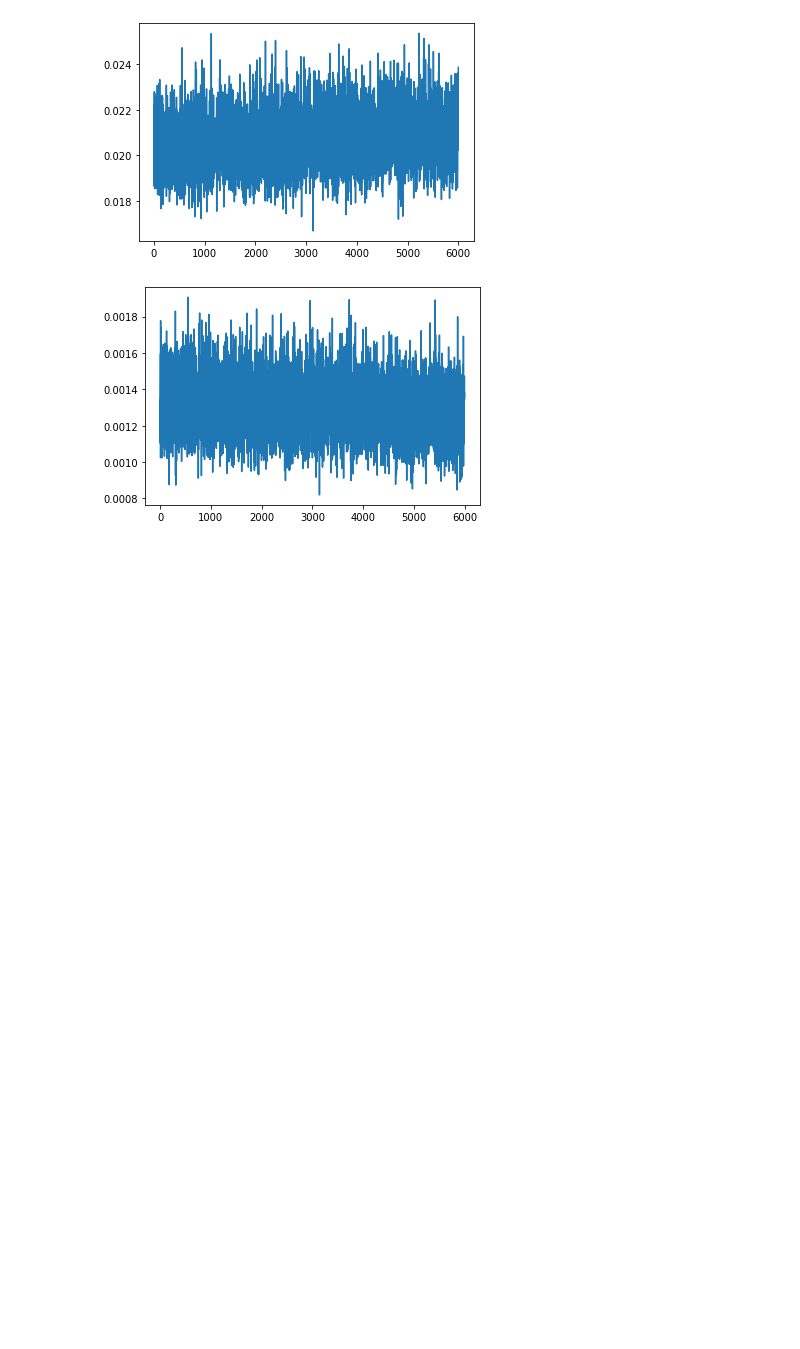
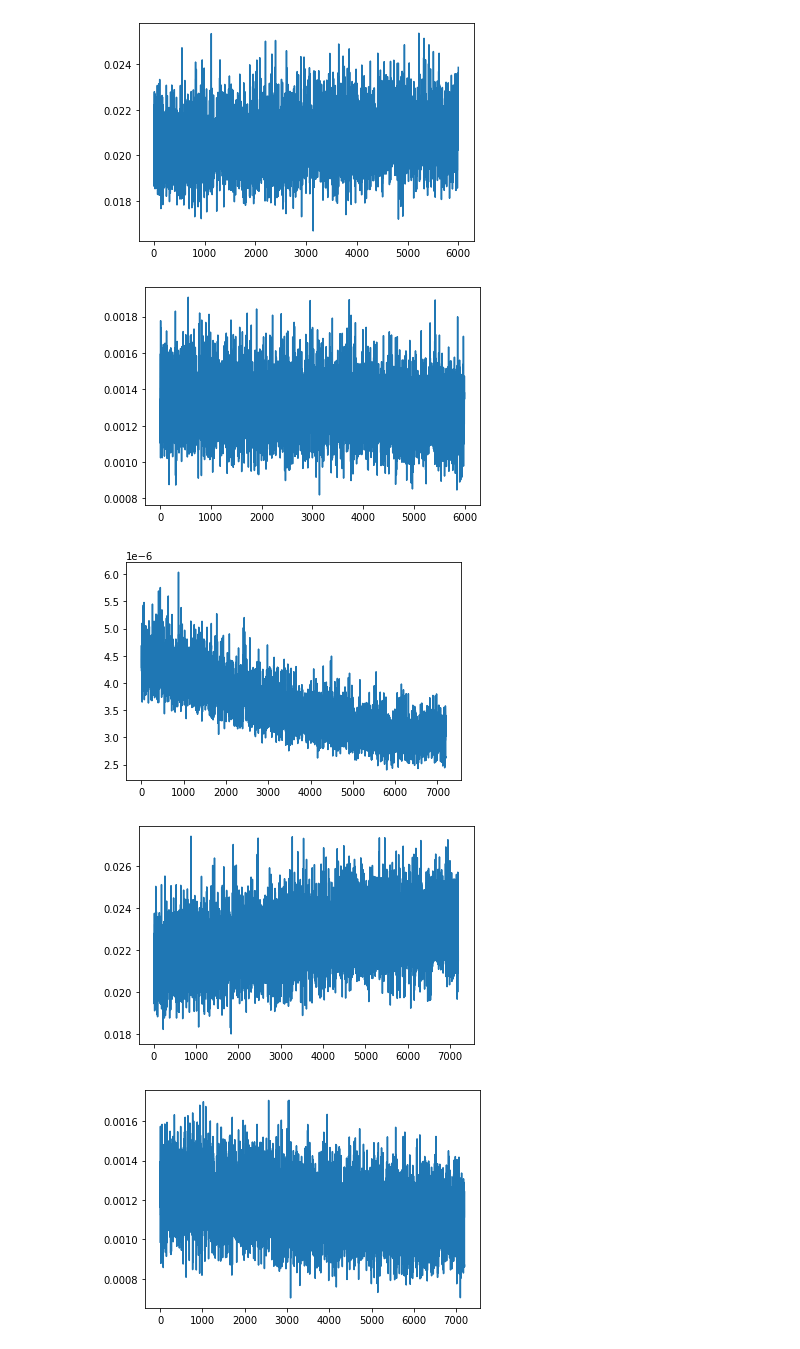
Before and after one commit to HastingsGreer/InverseConsistency, a Jupyter notebook: notebooks/InvestigateLosses.ipynb, the cells around one changed output. Saved outputs shown, nothing was run; the diff lists cells and outputs as text; code cells hidden in the pictures; blank space fills up the shorter version.

```diff
--- a/notebooks/InvestigateLosses.ipynb
+++ b/notebooks/InvestigateLosses.ipynb
@@ -271,3 +271,11 @@ for j in range(3):
 [figure]
 [figure]
 [figure]
+# %%
+for j in range(3):
+    plt.plot(losses("../results/hires_rmplmbs5/")[:, j])
+    plt.show()
+# %% [output]
+[figure, added]
+[figure, added]
+[figure, added]
```
Also changed, not shown: parts of 2 cells of this notebook, 2 other files.
